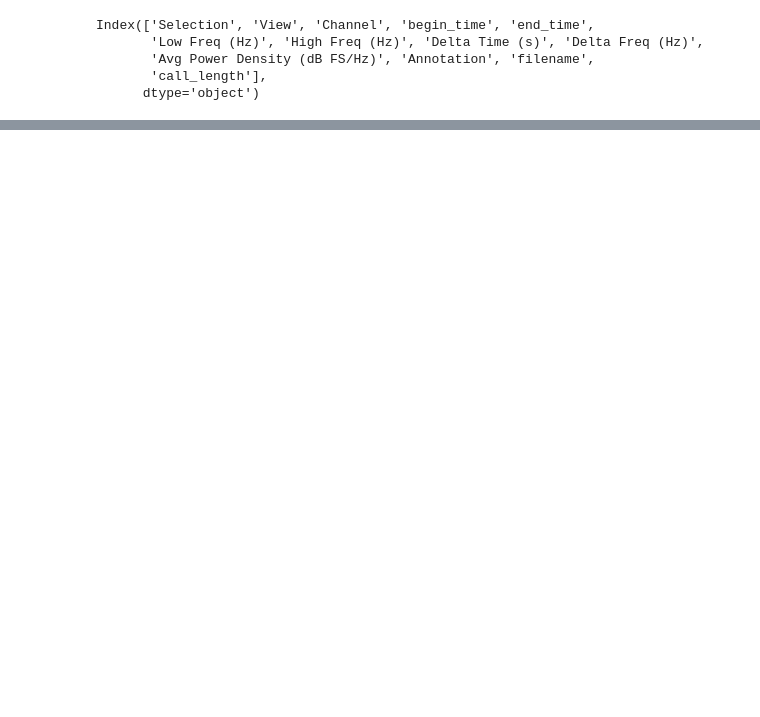
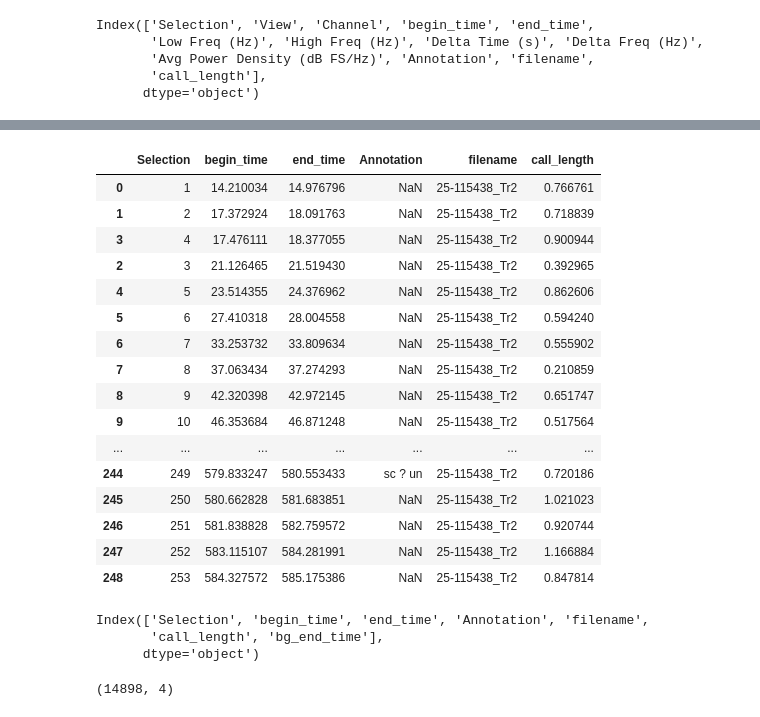
Before and after one commit to deep-voice/soundbay, a Jupyter notebook: notebooks/20221101_nw_2021_data_prep.ipynb, the cells around one changed output, grey strips where cells are left out. Drawn from its saved outputs; the diff is of its cells as text; code cells hidden in the pictures; blank space fills up the shorter version.

```diff
--- a/notebooks/20221101_nw_2021_data_prep.ipynb
+++ b/notebooks/20221101_nw_2021_data_prep.ipynb
@@ -145,0 +411,30 @@ df_unique_labels.to_csv('unique_labels_info.csv', index=False)
+# %%
+df_one_file.sort_values('begin_time')
+# %% [output]
+|  | Selection | begin_time | end_time | Annotation | filename | call_length |
+| 0 | 1 | 14.210034 | 14.976796 | NaN | 25-115438_Tr2 | 0.766761 |
+| 1 | 2 | 17.372924 | 18.091763 | NaN | 25-115438_Tr2 | 0.718839 |
+| 3 | 4 | 17.476111 | 18.377055 | NaN | 25-115438_Tr2 | 0.900944 |
+| 2 | 3 | 21.126465 | 21.519430 | NaN | 25-115438_Tr2 | 0.392965 |
+| 4 | 5 | 23.514355 | 24.376962 | NaN | 25-115438_Tr2 | 0.862606 |
+| 5 | 6 | 27.410318 | 28.004558 | NaN | 25-115438_Tr2 | 0.594240 |
+| 6 | 7 | 33.253732 | 33.809634 | NaN | 25-115438_Tr2 | 0.555902 |
+| 7 | 8 | 37.063434 | 37.274293 | NaN | 25-115438_Tr2 | 0.210859 |
+| 8 | 9 | 42.320398 | 42.972145 | NaN | 25-115438_Tr2 | 0.651747 |
+| 9 | 10 | 46.353684 | 46.871248 | NaN | 25-115438_Tr2 | 0.517564 |
+| ... | ... | ... | ... | ... | ... | ... |
+| 244 | 249 | 579.833247 | 580.553433 | sc ? un | 25-115438_Tr2 | 0.720186 |
+| 245 | 250 | 580.662828 | 581.683851 | NaN | 25-115438_Tr2 | 1.021023 |
+| 246 | 251 | 581.838828 | 582.759572 | NaN | 25-115438_Tr2 | 0.920744 |
+| 247 | 252 | 583.115107 | 584.281991 | NaN | 25-115438_Tr2 | 1.166884 |
+| 248 | 253 | 584.327572 | 585.175386 | NaN | 25-115438_Tr2 | 0.847814 |
+# %%
+df.columns
+# %% [output]
+Index(['Selection', 'begin_time', 'end_time', 'Annotation', 'filename',
+       'call_length', 'bg_end_time'],
+      dtype='object')
+# %%
+df_bg.shape
+# %% [output]
+(14898, 4)
```
Also changed, not shown: parts of 52 cells of this notebook.
